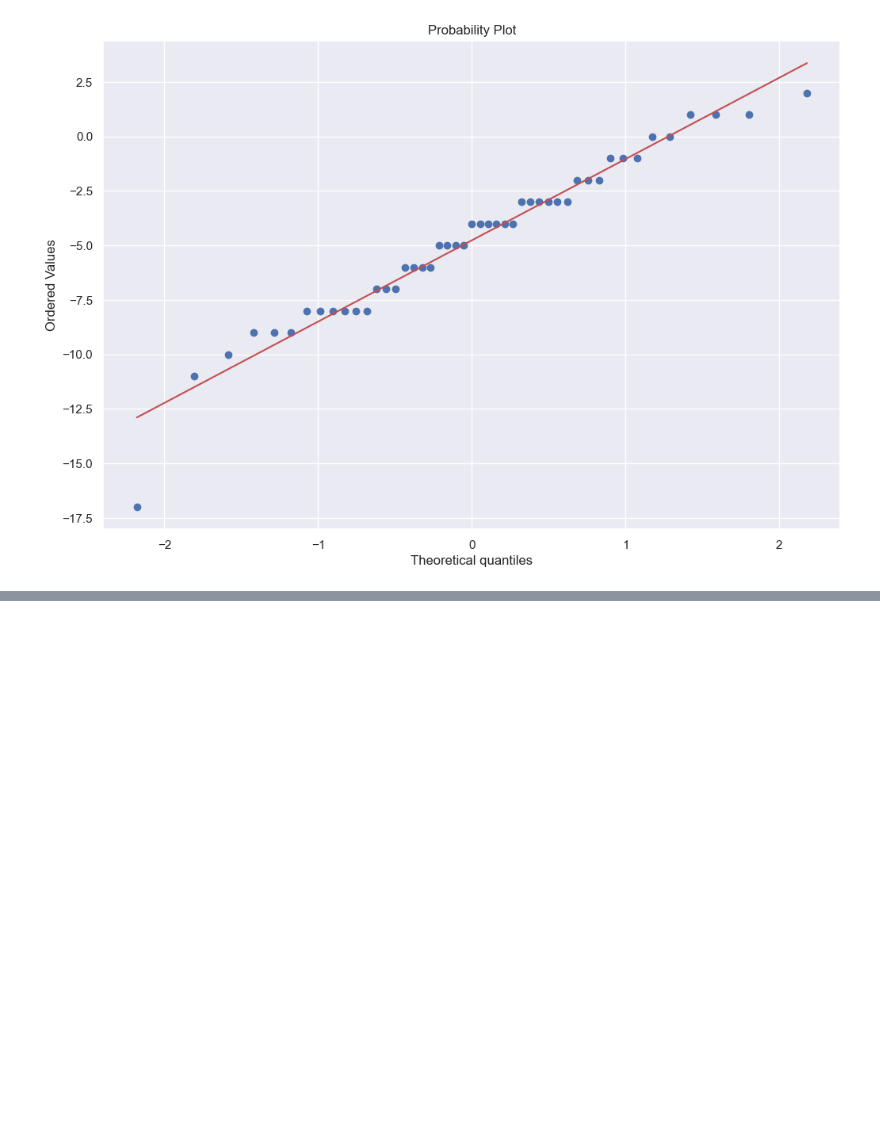
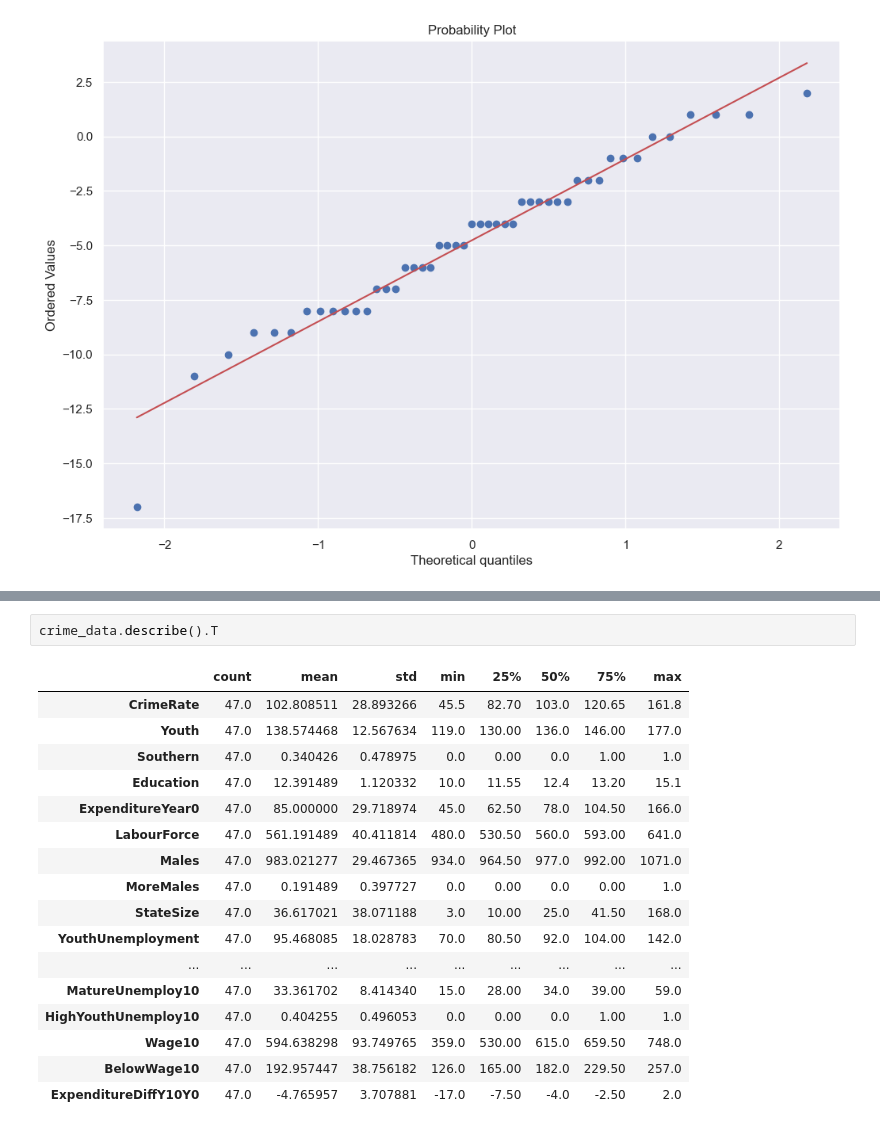
Before and after one commit to D76X/jupyter_notebooks, a Jupyter notebook: FoundationOfStatsAndProp/07.PairedSamplesTestr.ipynb, the cells around one changed output, grey strips where cells are left out. Drawn from its saved outputs; the diff is of its cells as text; blank space fills up the shorter version.

```diff
--- a/FoundationOfStatsAndProp/07.PairedSamplesTestr.ipynb
+++ b/FoundationOfStatsAndProp/07.PairedSamplesTestr.ipynb
@@ -146,0 +225,20 @@ stats.probplot(crime_data['ExpenditureDiffY10Y0'], dist = "norm", plot=plt)
+# %%
+crime_data.describe().T
+# %% [output]
+|  | count | mean | std | min | 25% | 50% | 75% | max |
+| CrimeRate | 47.0 | 102.808511 | 28.893266 | 45.5 | 82.70 | 103.0 | 120.65 | 161.8 |
+| Youth | 47.0 | 138.574468 | 12.567634 | 119.0 | 130.00 | 136.0 | 146.00 | 177.0 |
+| Southern | 47.0 | 0.340426 | 0.478975 | 0.0 | 0.00 | 0.0 | 1.00 | 1.0 |
+| Education | 47.0 | 12.391489 | 1.120332 | 10.0 | 11.55 | 12.4 | 13.20 | 15.1 |
+| ExpenditureYear0 | 47.0 | 85.000000 | 29.718974 | 45.0 | 62.50 | 78.0 | 104.50 | 166.0 |
+| LabourForce | 47.0 | 561.191489 | 40.411814 | 480.0 | 530.50 | 560.0 | 593.00 | 641.0 |
+| Males | 47.0 | 983.021277 | 29.467365 | 934.0 | 964.50 | 977.0 | 992.00 | 1071.0 |
+| MoreMales | 47.0 | 0.191489 | 0.397727 | 0.0 | 0.00 | 0.0 | 0.00 | 1.0 |
+| StateSize | 47.0 | 36.617021 | 38.071188 | 3.0 | 10.00 | 25.0 | 41.50 | 168.0 |
+| YouthUnemployment | 47.0 | 95.468085 | 18.028783 | 70.0 | 80.50 | 92.0 | 104.00 | 142.0 |
+| ... | ... | ... | ... | ... | ... | ... | ... | ... |
+| MatureUnemploy10 | 47.0 | 33.361702 | 8.414340 | 15.0 | 28.00 | 34.0 | 39.00 | 59.0 |
+| HighYouthUnemploy10 | 47.0 | 0.404255 | 0.496053 | 0.0 | 0.00 | 0.0 | 1.00 | 1.0 |
+| Wage10 | 47.0 | 594.638298 | 93.749765 | 359.0 | 530.00 | 615.0 | 659.50 | 748.0 |
+| BelowWage10 | 47.0 | 192.957447 | 38.756182 | 126.0 | 165.00 | 182.0 | 229.50 | 257.0 |
+| ExpenditureDiffY10Y0 | 47.0 | -4.765957 | 3.707881 | -17.0 | -7.50 | -4.0 | -2.50 | 2.0 |
```
Also changed, not shown: parts of 12 cells of this notebook.
